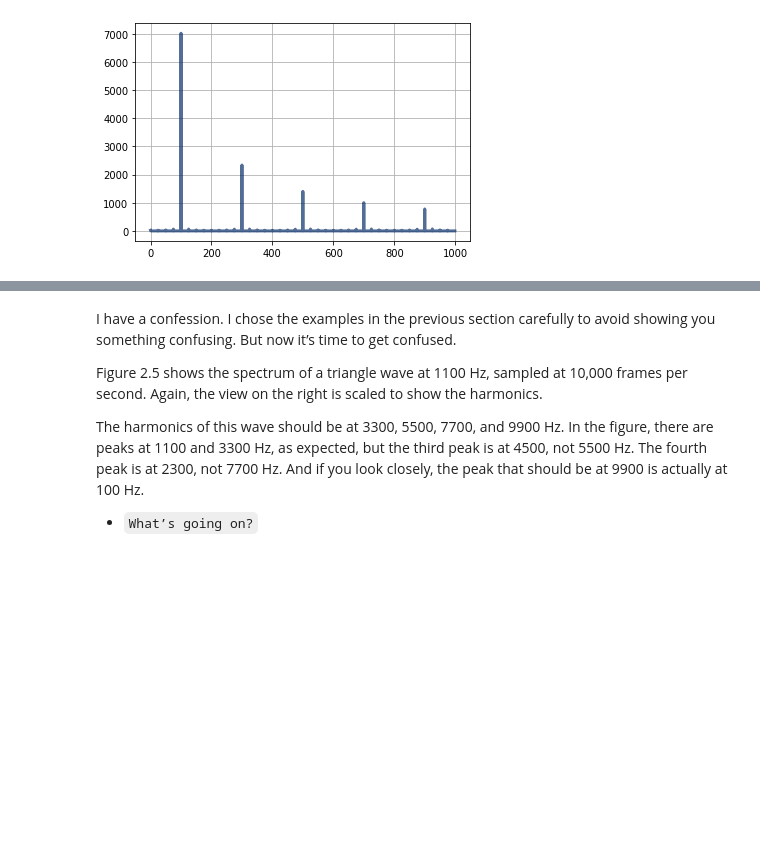
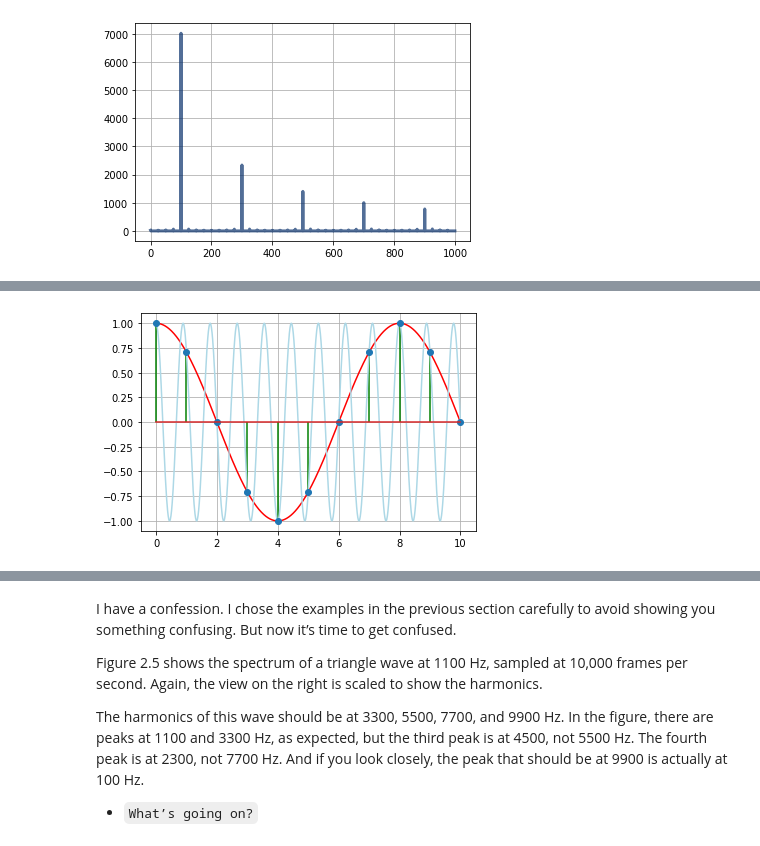
Before and after one commit to renyuanL/_ryDsp2020, a Jupyter notebook: code/ch02.ipynb, the cells around one changed output, grey strips where cells are left out. Cells and saved outputs as stored; diff of their text form; code cells hidden in the pictures; blank space fills up the shorter version.

```diff
--- a/code/ch02.ipynb
+++ b/code/ch02.ipynb
@@ -672,0 +738,19 @@ pl.grid()
+# %%
+t= np.linspace(0, 10, 1001)
+
+x1t= np.cos(ω1 * t)
+
+x2t= np.cos(ω2 * t)
+
+n= np.arange(0, 11)
+
+x1n= np.cos(ω1 * n)
+
+pl.figure()
+
+pl.plot(t,x1t,'red', t, x2t,'lightblue')
+
+pl.stem(n,x1n,'green',use_line_collection=True)
+pl.grid()
+# %% [output]
+[figure, added]
```
Also changed, not shown: parts of 13 cells of this notebook, 1 other file.
